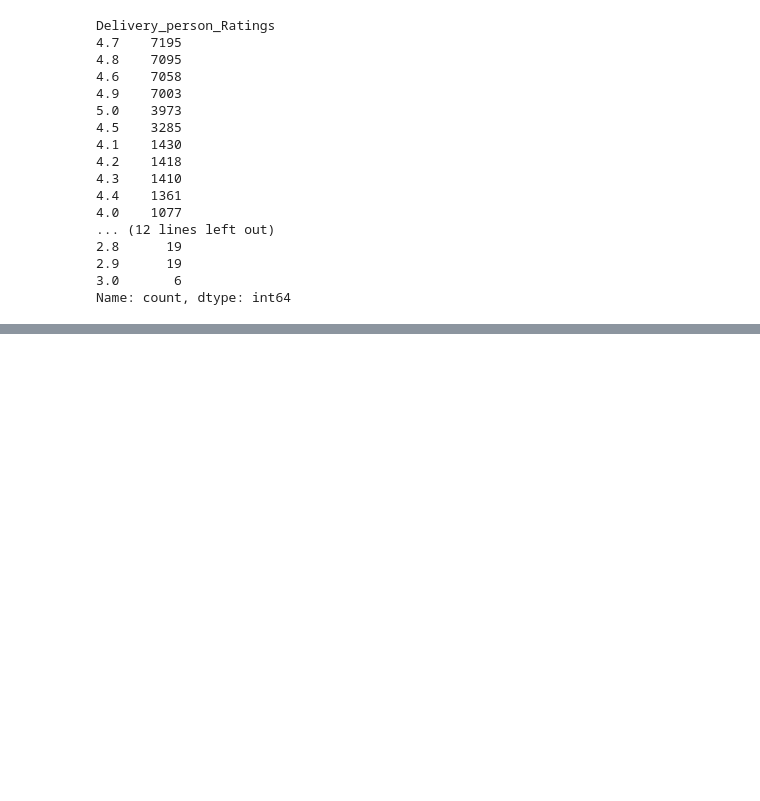
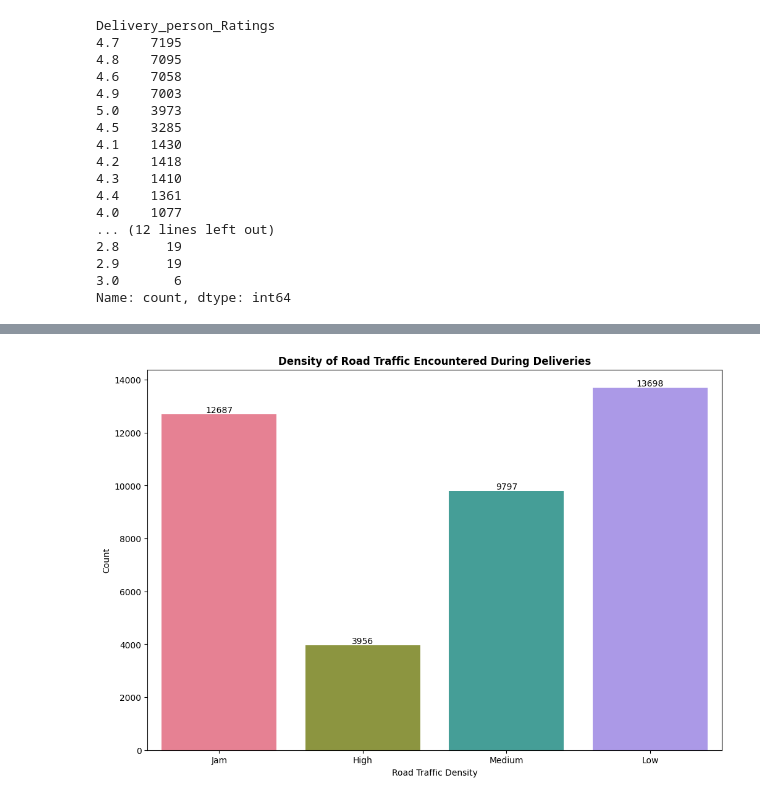
Before and after one commit to Tanwar-Aastha/ml_project, a Jupyter notebook: notebook/delivery_model.ipynb, the cells around one changed output, grey strips where cells are left out. Saved outputs shown, nothing was run; the diff lists cells and outputs as text; code cells hidden in the pictures; blank space fills up the shorter version.

```diff
--- a/notebook/delivery_model.ipynb
+++ b/notebook/delivery_model.ipynb
@@ -863,0 +1159,15 @@ ValueError: Mime type rendering requires nbformat>=4.2.0 but it is not installed
+# %%
+plt.figure(figsize=(12,8))
+
+ax = sns.countplot(x=data['Road_traffic_density'], palette="husl")
+plt.title("Density of Road Traffic Encountered During Deliveries", fontweight="bold")
+plt.xlabel("Road Traffic Density")
+plt.ylabel("Count")
+
+# Adding labels on the bar top
+for i in ax.containers:
+    ax.bar_label(i,)
+
+plt.show()
+# %% [output]
+[figure, added]
```
Also changed, not shown: parts of 32 cells of this notebook, 1 other file.
